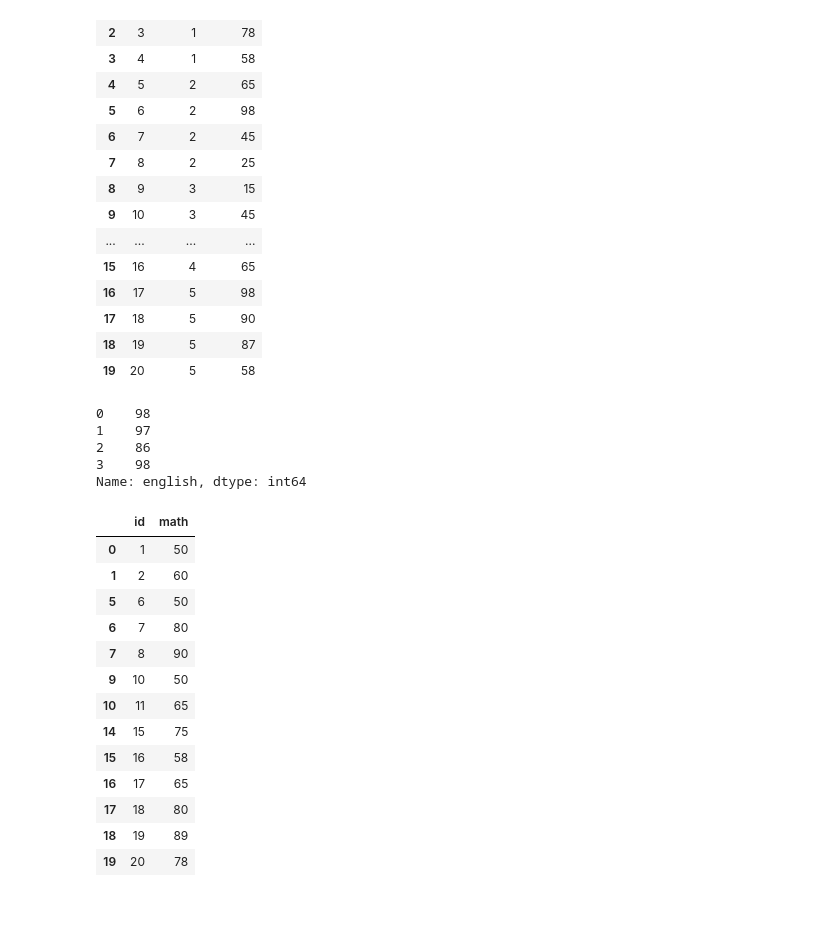
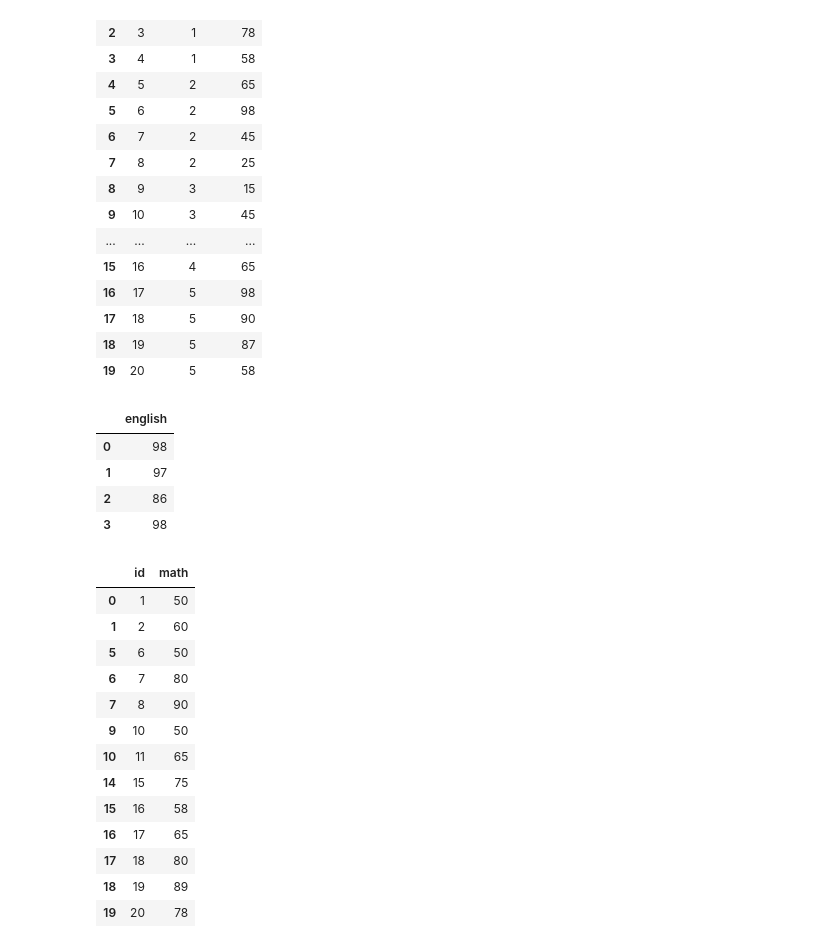
Before and after one commit to jcj154248/kit_bigdata, a Jupyter notebook: chapter06.ipynb, the cells around one changed output. Cells and saved outputs as stored; diff of their text form; code cells hidden in the pictures; blank space fills up the shorter version.

```diff
--- a/chapter06.ipynb
+++ b/chapter06.ipynb
@@ -394,13 +394,13 @@ exam.drop(columns = ['math', 'english'])
 | 18 | 19 | 5 | 87 |
 | 19 | 20 | 5 | 58 |
 # %%
-exam.query('nclass == 1')['english'] # nclass가 1인 행만 추출 후 english 추출
+exam.query('nclass == 1')[['english']] # nclass가 1인 행만 추출 후 english 추출
 # %% [output]
-0    98
-1    97
-2    86
-3    98
-Name: english, dtype: int64
+|  | english |
+| 0 | 98 |
+| 1 | 97 |
+| 2 | 86 |
+| 3 | 98 |
 # %%
 exam.query('math >= 50')[['id', 'math']] # math가 50 이상인 id, math 추출
 # %% [output]
```
